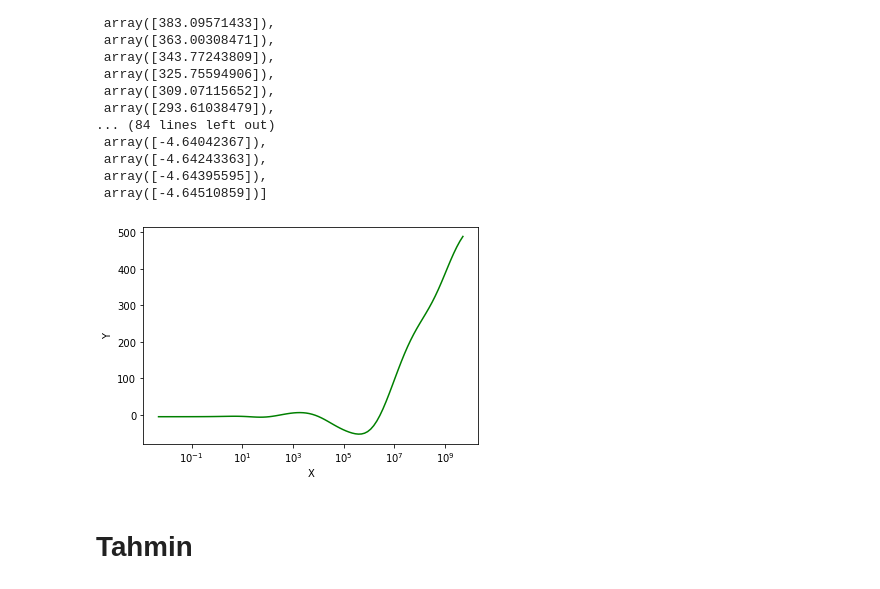
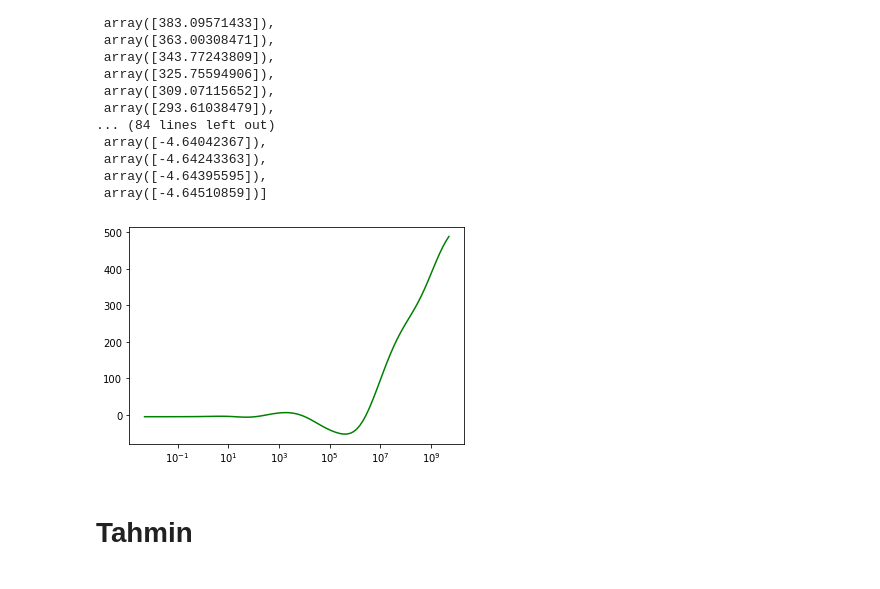
Before and after one commit to halilkrkn/MachineLearning, a Jupyter notebook: Regression Modelleri(Regression Models)/Linear Regression Models (Doğrusal Regresyon Modelleri)/3.Ridge Regression.ipynb, the cells around one changed output. Drawn from its saved outputs; the diff is of its cells as text; code cells hidden in the pictures.

```diff
--- a/Regression Modelleri(Regression Models)/Linear Regression Models (Doğrusal Regresyon Modelleri)/3.Ridge Regression.ipynb
+++ b/Regression Modelleri(Regression Models)/Linear Regression Models (Doğrusal Regresyon Modelleri)/3.Ridge Regression.ipynb
@@ -150,11 +151,9 @@ katsayilar
 # %%
 ax = plt.gca()
 ax.plot(lambdalar,katsayilar,"g")
-plt.xlabel('X')
-plt.ylabel('Y')
 ax.set_xscale("log")
 # %% [output]
-[figure, old version]
+[figure, new version]
 # %% [markdown]
 # Tahmin
 # %%
```
Also changed, not shown: parts of 5 cells of this notebook, 1 other file.
